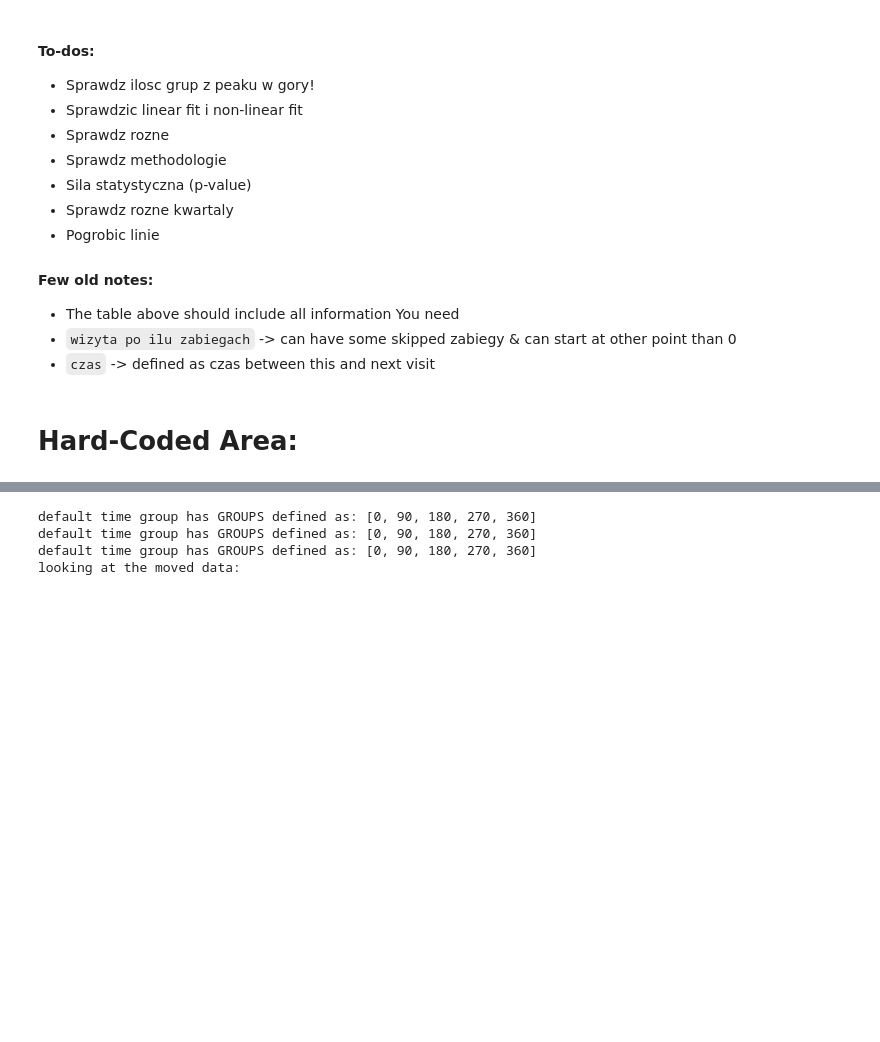
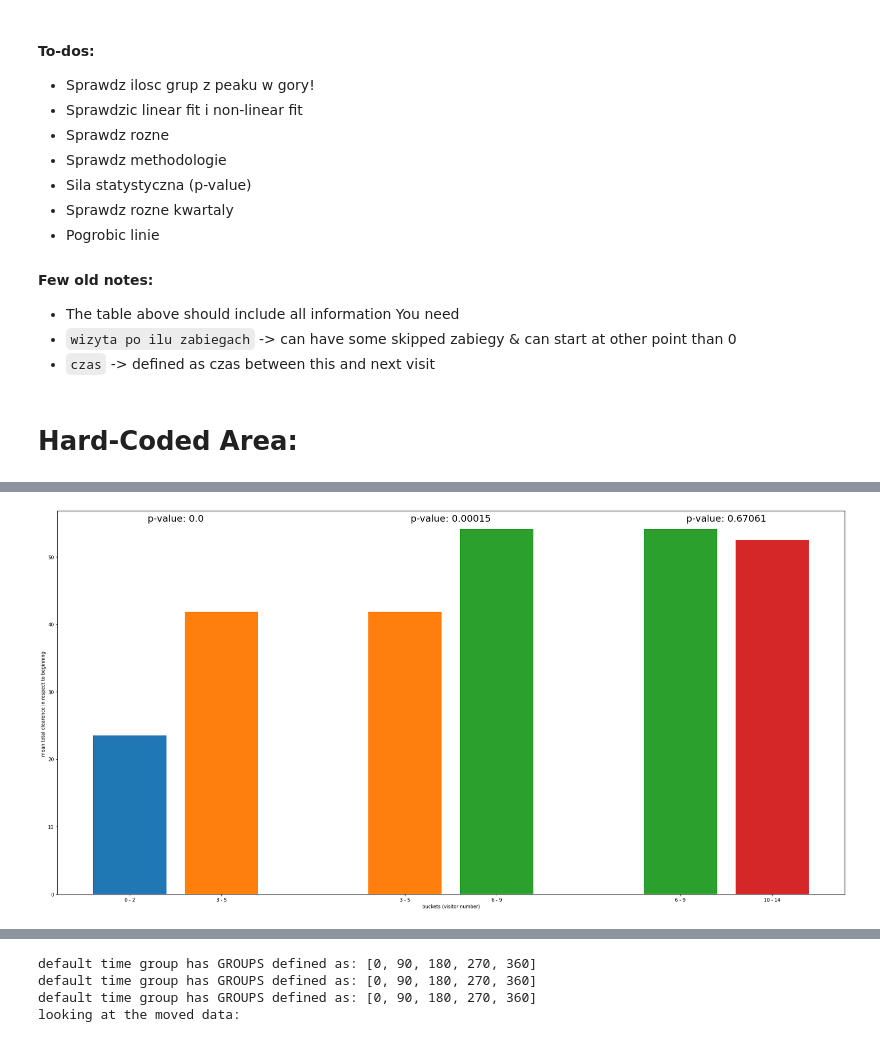
Before and after one commit to szczekulskij/long-term-analysis-of-pws, a Jupyter notebook: main.ipynb, the cells around one changed output, grey strips where cells are left out. Cells and saved outputs as stored; diff of their text form; code cells hidden in the pictures; blank space fills up the shorter version.

```diff
--- a/main.ipynb
+++ b/main.ipynb
@@ -38,0 +130,84 @@ from src.utils import *
+# %%
+plt.figure(figsize=(30,15))
+
+index = 1
+x_ticks = []
+
+buckets = []
+for i, bucket_range in enumerate(bucket_ranges):
+    if i == 0 or i == len(bucket_ranges) - 1:
+        buckets.append(bucket_range)
+    else :
+        buckets.append(bucket_range)
+        buckets.append(bucket_range)
+
+
+
+
+for i, mean in enumerate(means):
+    X_AXIS_INCREMENT = 0.5
+    BREAK_INCREMENT = 2
+
+    if index == 1:
+        X_axis_index = X_AXIS_INCREMENT * index
+        data = mean
+
+    elif i == len(means) - 1 :
+        X_axis_index = X_AXIS_INCREMENT * index
+        data = mean
+
+    else :
+        X_axis_index = [index * X_AXIS_INCREMENT, (index + 2) * X_AXIS_INCREMENT ]
+        data = [mean, mean]
+        index += BREAK_INCREMENT
+
+    plt.bar(X_axis_index, data, 0.4)
+    # print(X_axis_index)
+    index += 1
+
+
+    # Get ticks
+    if type(X_axis_index) == list:
+        for i in X_axis_index:
+            x_ticks.append(i)
+    else :
+        x_ticks.append(X_axis_index)
+
+
+
+plt.xticks(x_ticks, buckets)
+plt.xlabel('buckets (visitor number)')
+plt.ylabel('mean total clearence in respect to beginning ')
+print()
+
+ax = plt.gca()
+rects = ax.patches
+
+
+labels_places = []
+for i in range(len(x_ticks) - 1):
+    if i%2 == 1:
+        continue
+    before = x_ticks[i]
+    after = x_ticks[i+1]
+    label_place = (before+after)/2
+    labels_places.append(label_place)
+
+
+# Make some labels.
+# labels = [f"label{i}" for i in range(len(rects))]
+
+for label, p_value  in zip(labels_places, p_values):
+    height = 55.00
+    # ax.text(
+    #     rect.get_x() + rect.get_width() / 2, height, label, ha="center", va="bottom"
+    # )
+    ax.text(
+        label, height, f"p-value: {p_value}", ha="center", va="bottom", size = 20
+    )
+
+
+
+plt.show()
+# %% [output]
+[figure, added]
```
Also changed, not shown: parts of 24 cells of this notebook, 1 other file.
